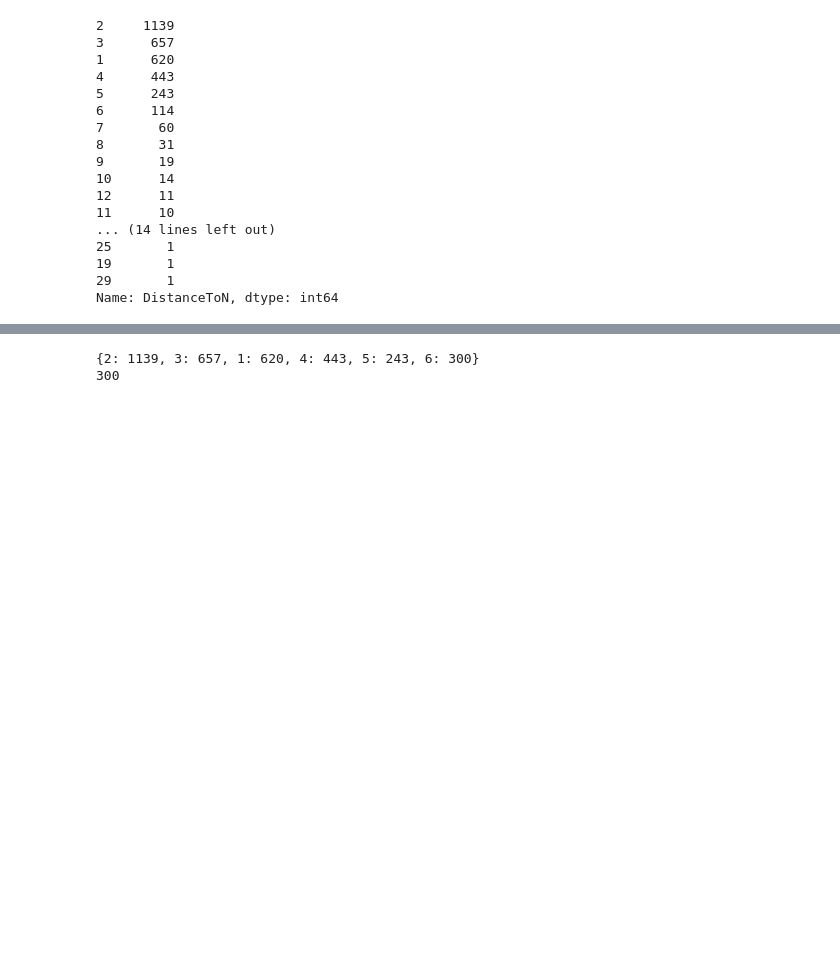
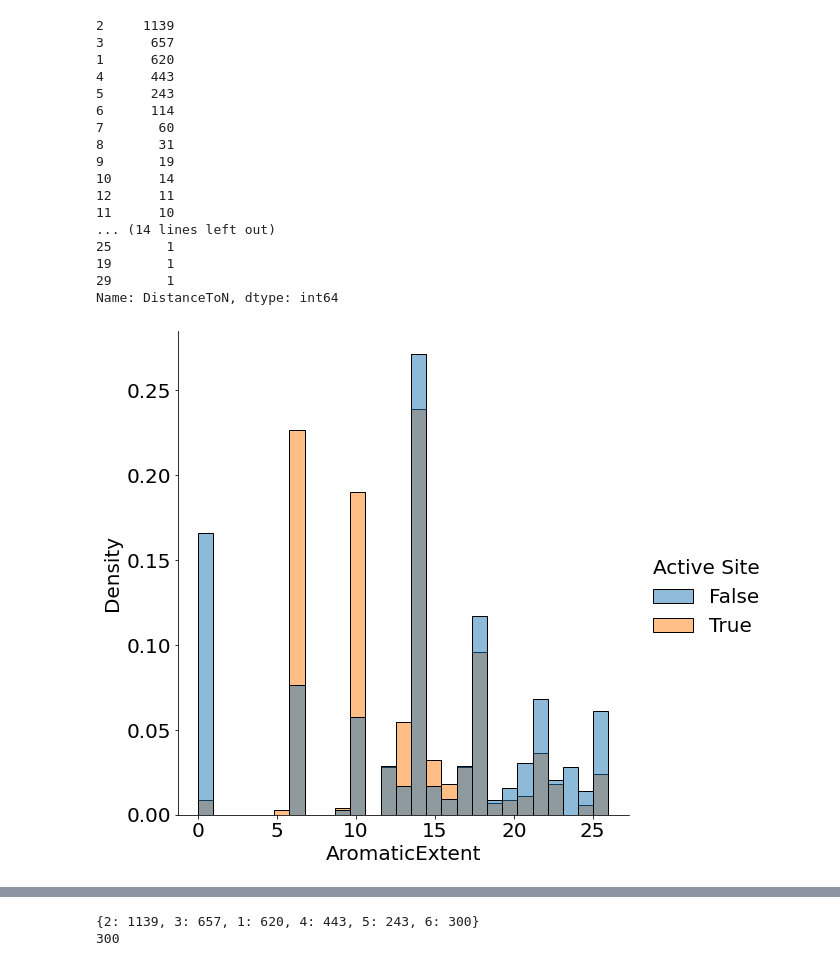
Before and after one commit to ndricke/ngcc_ml, a Jupyter notebook: active_site_analysis.ipynb, the cells around one changed output, grey strips where cells are left out. Cells and saved outputs as stored; diff of their text form; code cells hidden in the pictures; blank space fills up the shorter version.

```diff
--- a/active_site_analysis.ipynb
+++ b/active_site_analysis.ipynb
@@ -107,3 +108,13 @@ df_inactive["DistanceToN"].value_counts()
 19       1
 29       1
 Name: DistanceToN, dtype: int64
+# %%
+df_plot = df.copy()
+df_plot.rename(columns={"Doesitbind": "Active Site"}, inplace=True)
+# %%
+
+sns_plot = sns.displot(df_plot, x="AromaticExtent", hue="Active Site", stat="density", common_norm=False,
+           height=8)
+sns_plot.savefig("AromaticExtent_snsdisplot.png")
+# %% [output]
+[figure, added]
```
Also changed, not shown: parts of 9 cells of this notebook, 7 other files.
